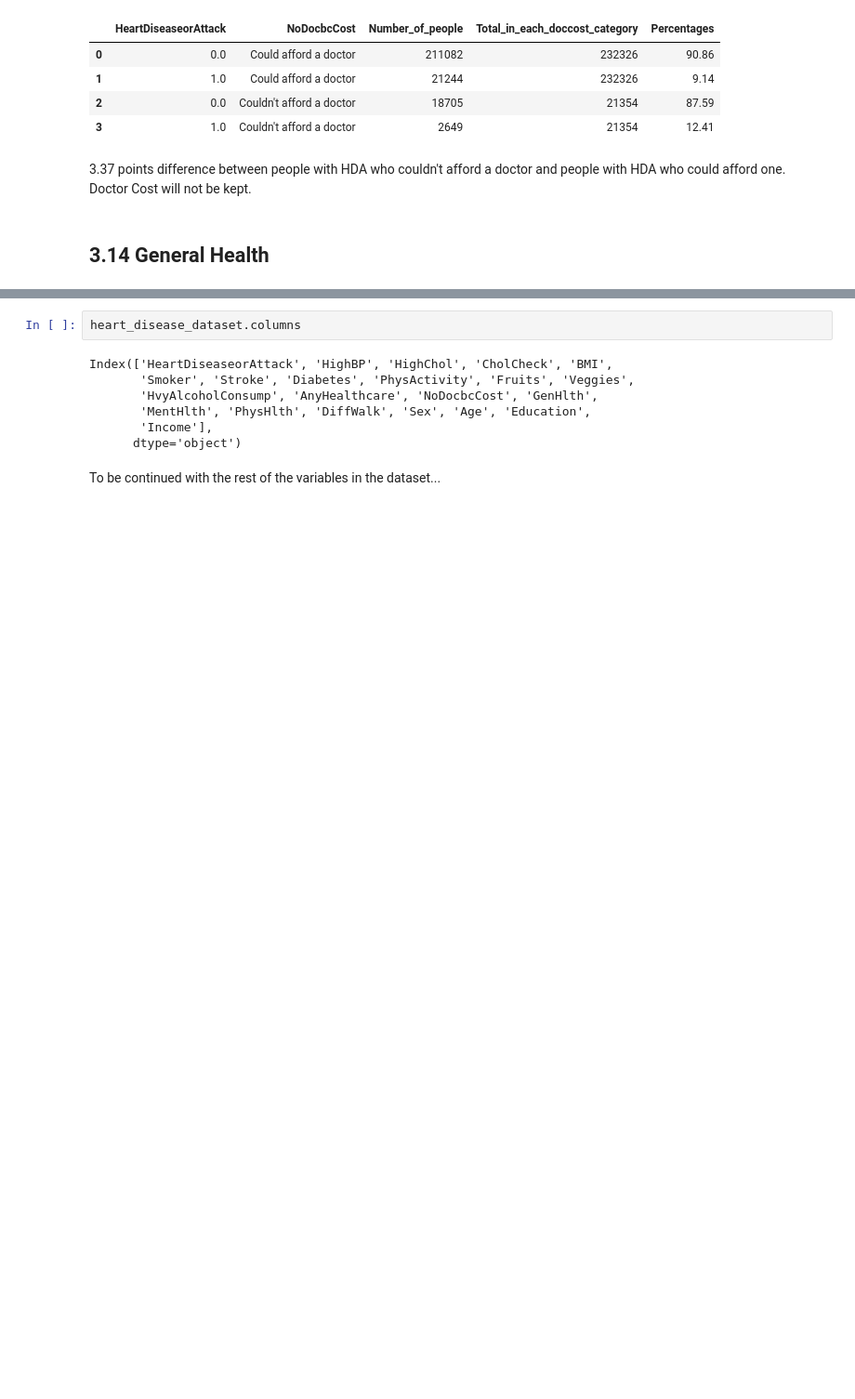
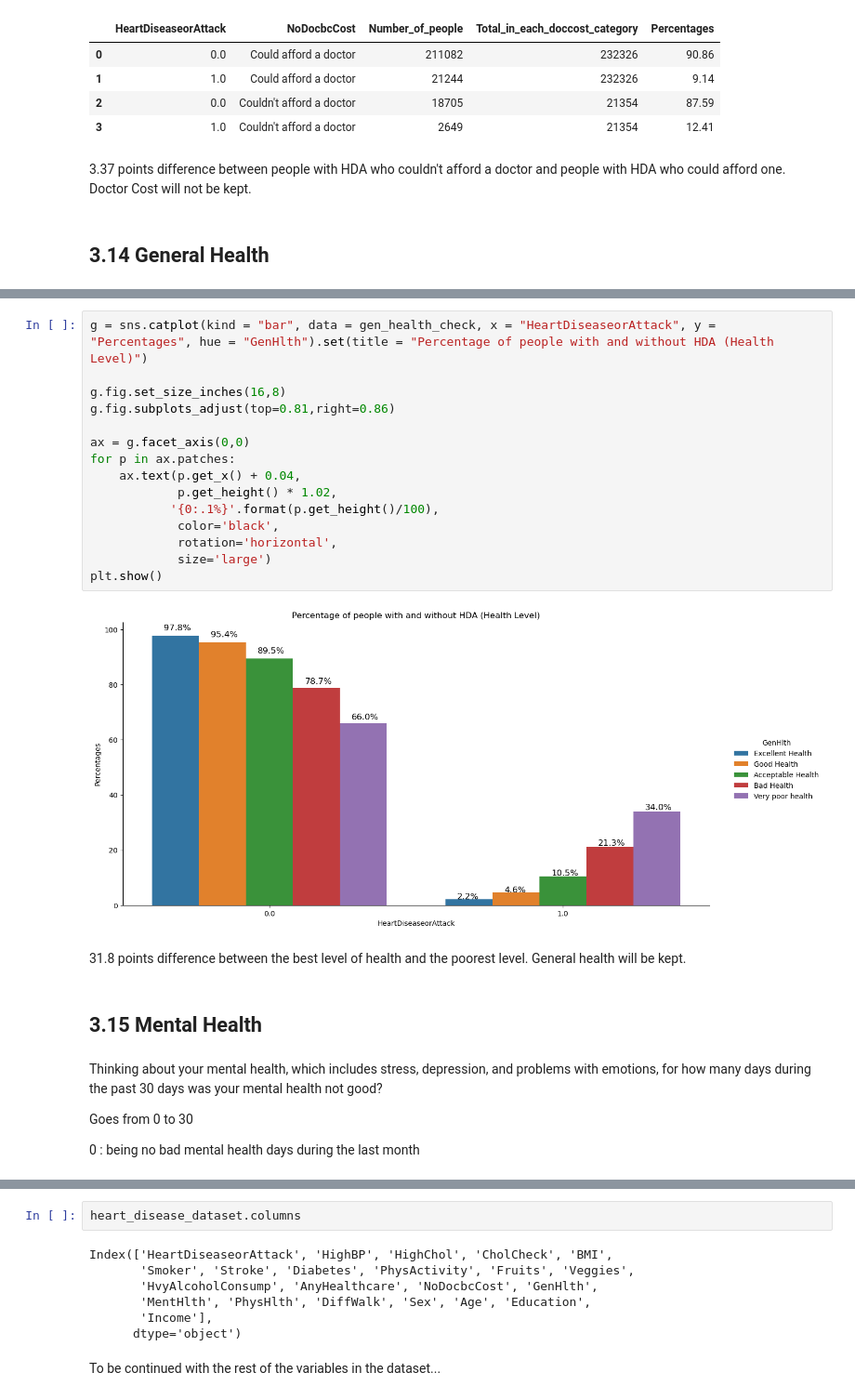
Before and after one commit to MaudGes/Heart_disease_model, a Jupyter notebook: Heart_Disease_EDA.ipynb, the cells around one changed output, grey strips where cells are left out. Shown at 93% size. Saved outputs shown, nothing was run; the diff lists cells and outputs as text; blank space fills up the shorter version.

```diff
--- a/Heart_Disease_EDA.ipynb
+++ b/Heart_Disease_EDA.ipynb
@@ -1345,0 +1443,28 @@ Would you say that in general your health is:
+# %%
+g = sns.catplot(kind = "bar", data = gen_health_check, x = "HeartDiseaseorAttack", y = "Percentages", hue = "GenHlth").set(title = "Percentage of people with and without HDA (Health Level)")
+
+g.fig.set_size_inches(16,8)
+g.fig.subplots_adjust(top=0.81,right=0.86)
+
+ax = g.facet_axis(0,0)
+for p in ax.patches:
+    ax.text(p.get_x() + 0.04,
+            p.get_height() * 1.02,
+           '{0:.1%}'.format(p.get_height()/100),
+            color='black',
+            rotation='horizontal',
+            size='large')
+plt.show()
+# %% [output]
+[figure, added]
+# %% [markdown]
+31.8 points difference between the best level of health and the poorest level.
+General health will be kept.
+# %% [markdown]
+## 3.15 Mental Health
+# %% [markdown]
+Thinking about your mental health, which includes stress, depression, and problems with emotions, for how many days during the past 30 days was your mental health not good?
+
+Goes from 0 to 30
+
+0 : being no bad mental health days during the last month
```
Also changed, not shown: parts of 14 cells of this notebook.
